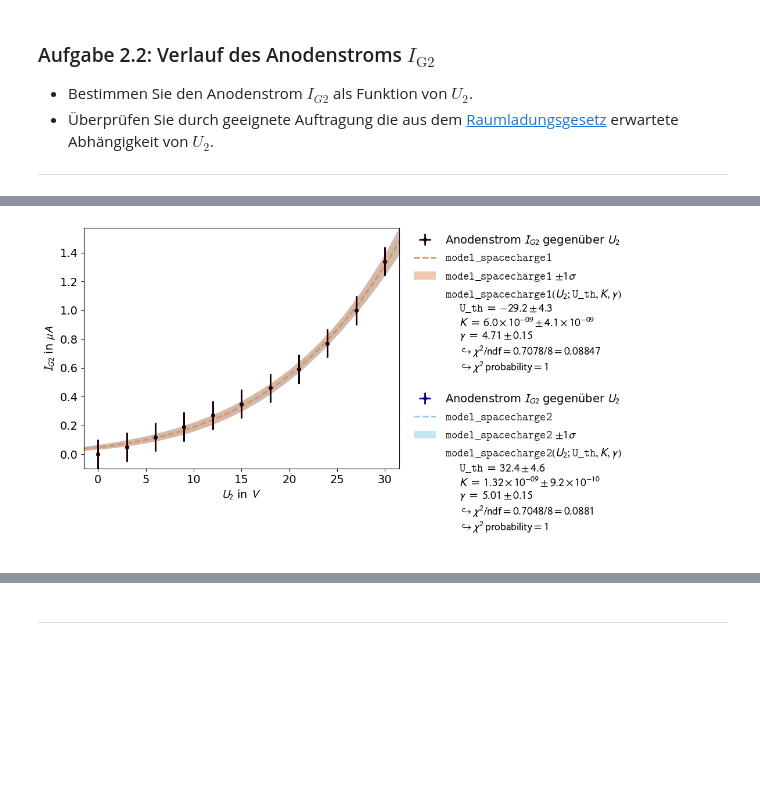
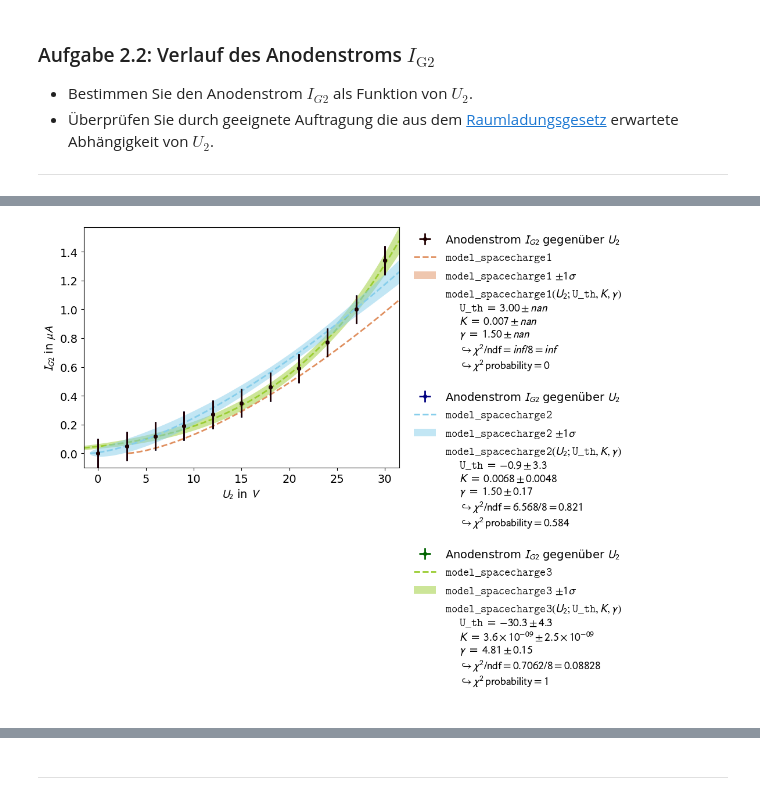
Before and after one commit to MRNock04/P2, a Jupyter notebook: Franck_Hertz_Versuch/Franck_Hertz_Versuch.ipynb, the cells around one changed output, grey strips where cells are left out. Drawn from its saved outputs; the diff is of its cells as text; code cells hidden in the pictures; blank space fills up the shorter version.

```diff
--- a/Franck_Hertz_Versuch/Franck_Hertz_Versuch.ipynb
+++ b/Franck_Hertz_Versuch/Franck_Hertz_Versuch.ipynb
@@ -300,29 +300,37 @@ U_1 = ufloat(3.07,0.01)
 U_2 = np.array([.0, 3.0, 6.0, 9.0, 12.0, 15.0, 18.0, 21.0, 24.0, 27.0, 30.0]) # V
 I_g2 = np.array([.0, 0.05, 0.12, 0.19, 0.27, 0.35, 0.46, 0.59, 0.77, 1.00, 1.34])  #muA, 0.1 std
 
-def model_spacecharge1(U_2,U_th=-2,K=0.005*10**-6,gamma=1.5):
+def model_spacecharge1(U_2,U_th=3,K=0.007,gamma=1.5):
     return K * (U_2 - U_th) ** gamma
 
-def model_spacecharge2(U_2,U_th=1.1,K=0.002*10**-6,gamma=1.5):
-    return K * (U_2 + U_th) ** gamma
+def model_spacecharge2(U_2,U_th=-3,K=0.007,gamma=1.5):
+    return K * (U_2 - U_th) ** gamma
+
+def model_spacecharge3(U_2,U_th=-3,K=0.002,gamma=1.5):
+    return K * (U_2 - U_th) ** gamma
 
 # fitting data
 fit_data = kafe2.XYContainer(U_2,I_g2)
 fit_data.label = 'Anodenstrom $I_{G2}$ gegenüber $U_2$'
 fit_data.axis_labels = ('$U_2$ in $V$','$I_{G2}$ in $\mu A$')
 
-# making fit 2
+# making fit 1
 fit1 = kafe2.XYFit(fit_data, model_spacecharge1)
 fit1.add_error('y',0.1)
 fit1.do_fit()
 
-# making fit 3
+# making fit 2
 fit2 = kafe2.XYFit(fit_data, model_spacecharge2)
 fit2.add_error('y',0.1)
 fit2.do_fit()
 
+# making fit 3
+fit3 = kafe2.XYFit(fit_data, model_spacecharge3)
+fit3.add_error('y',0.1)
+fit3.do_fit()
+
 # plotting the fit
-plot = kafe2.Plot([fit1,fit2])
+plot = kafe2.Plot([fit1,fit2,fit3])
 plot.plot()
 plot.show()
 # %% [output]
@@ -329,4 +338,4 @@ plot.show()
-[figure, old version]
+[figure, new version]
 # %% [markdown]
 In diesem Versuchtseil wird bestimmt, ob das  Schottky-Langmurische Raumladungsgesetz, welches eigentlich nur für evakuierte Röhren gilt, auch in diesem Fall angewendet werden kann. Hierfür werden sowohl $U_1$, wie auch $U_3$ auf null geregelt und der Anodenstrom gemessen.
 
```
Also changed, not shown: parts of 2 cells of this notebook, 1 other file.
